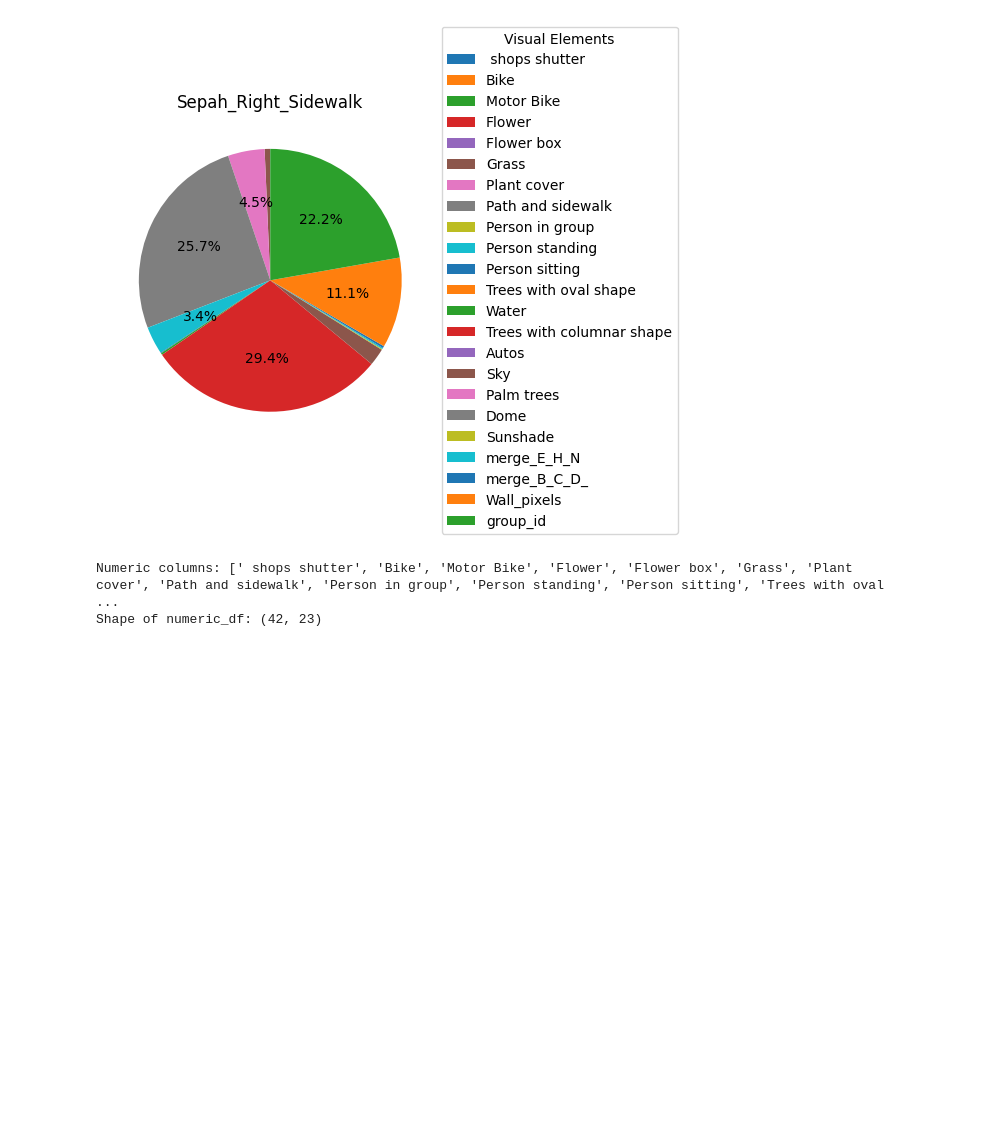
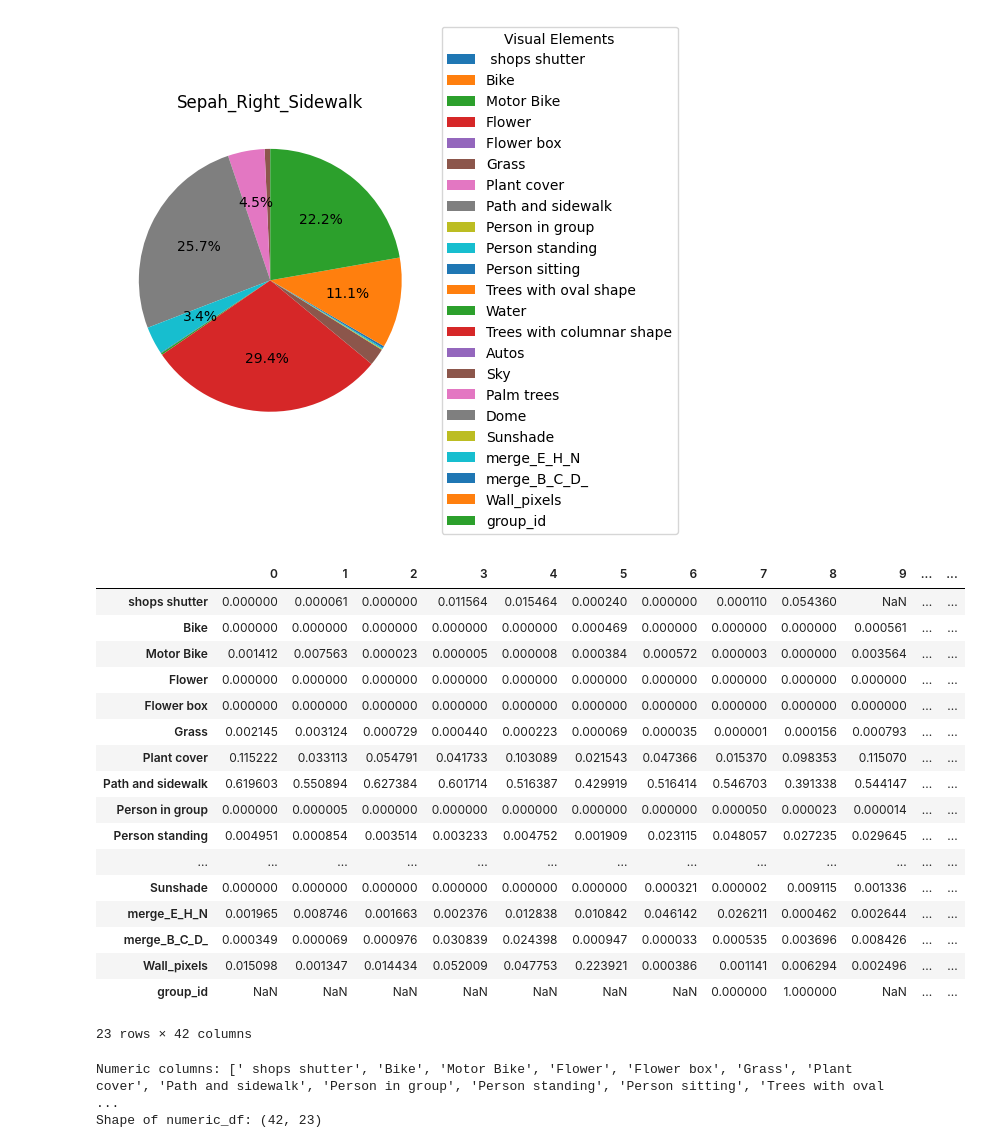
Before and after one commit to Hessam-Maniei/StreetPerception_ML, a Jupyter notebook: notebooks/copyresults.ipynb, the cells around one changed output. Saved outputs shown, nothing was run; the diff lists cells and outputs as text; code cells hidden in the pictures; blank space fills up the shorter version.

```diff
--- a/notebooks/copyresults.ipynb
+++ b/notebooks/copyresults.ipynb
@@ -1866,6 +1866,27 @@ all_streets_groups = pd.concat([
     street_part_means_187,
 
 ], ignore_index=True)
+# %%
+(all_streets_groups).T
+# %% [output]
+|  | 0 | 1 | 2 | 3 | 4 | 5 | 6 | 7 | 8 | 9 | ... | ... |
+| shops shutter | 0.000000 | 0.000061 | 0.000000 | 0.011564 | 0.015464 | 0.000240 | 0.000000 | 0.000110 | 0.054360 | NaN | ... | ... |
+| Bike | 0.000000 | 0.000000 | 0.000000 | 0.000000 | 0.000000 | 0.000469 | 0.000000 | 0.000000 | 0.000000 | 0.000561 | ... | ... |
+| Motor Bike | 0.001412 | 0.007563 | 0.000023 | 0.000005 | 0.000008 | 0.000384 | 0.000572 | 0.000003 | 0.000000 | 0.003564 | ... | ... |
+| Flower | 0.000000 | 0.000000 | 0.000000 | 0.000000 | 0.000000 | 0.000000 | 0.000000 | 0.000000 | 0.000000 | 0.000000 | ... | ... |
+| Flower box | 0.000000 | 0.000000 | 0.000000 | 0.000000 | 0.000000 | 0.000000 | 0.000000 | 0.000000 | 0.000000 | 0.000000 | ... | ... |
+| Grass | 0.002145 | 0.003124 | 0.000729 | 0.000440 | 0.000223 | 0.000069 | 0.000035 | 0.000001 | 0.000156 | 0.000793 | ... | ... |
+| Plant cover | 0.115222 | 0.033113 | 0.054791 | 0.041733 | 0.103089 | 0.021543 | 0.047366 | 0.015370 | 0.098353 | 0.115070 | ... | ... |
+| Path and sidewalk | 0.619603 | 0.550894 | 0.627384 | 0.601714 | 0.516387 | 0.429919 | 0.516414 | 0.546703 | 0.391338 | 0.544147 | ... | ... |
+| Person in group | 0.000000 | 0.000005 | 0.000000 | 0.000000 | 0.000000 | 0.000000 | 0.000000 | 0.000050 | 0.000023 | 0.000014 | ... | ... |
+| Person standing | 0.004951 | 0.000854 | 0.003514 | 0.003233 | 0.004752 | 0.001909 | 0.023115 | 0.048057 | 0.027235 | 0.029645 | ... | ... |
+| ... | ... | ... | ... | ... | ... | ... | ... | ... | ... | ... | ... | ... |
+| Sunshade | 0.000000 | 0.000000 | 0.000000 | 0.000000 | 0.000000 | 0.000000 | 0.000321 | 0.000002 | 0.009115 | 0.001336 | ... | ... |
+| merge_E_H_N | 0.001965 | 0.008746 | 0.001663 | 0.002376 | 0.012838 | 0.010842 | 0.046142 | 0.026211 | 0.000462 | 0.002644 | ... | ... |
+| merge_B_C_D_ | 0.000349 | 0.000069 | 0.000976 | 0.030839 | 0.024398 | 0.000947 | 0.000033 | 0.000535 | 0.003696 | 0.008426 | ... | ... |
+| Wall_pixels | 0.015098 | 0.001347 | 0.014434 | 0.052009 | 0.047753 | 0.223921 | 0.000386 | 0.001141 | 0.006294 | 0.002496 | ... | ... |
+| group_id | NaN | NaN | NaN | NaN | NaN | NaN | NaN | 0.000000 | 1.000000 | NaN | ... | ... |
+23 rows × 42 columns
 # %%
 numeric_df = all_streets_groups.select_dtypes(include='number')
 # %%
```
Also changed, not shown: parts of 5 cells of this notebook, 3 other files.
